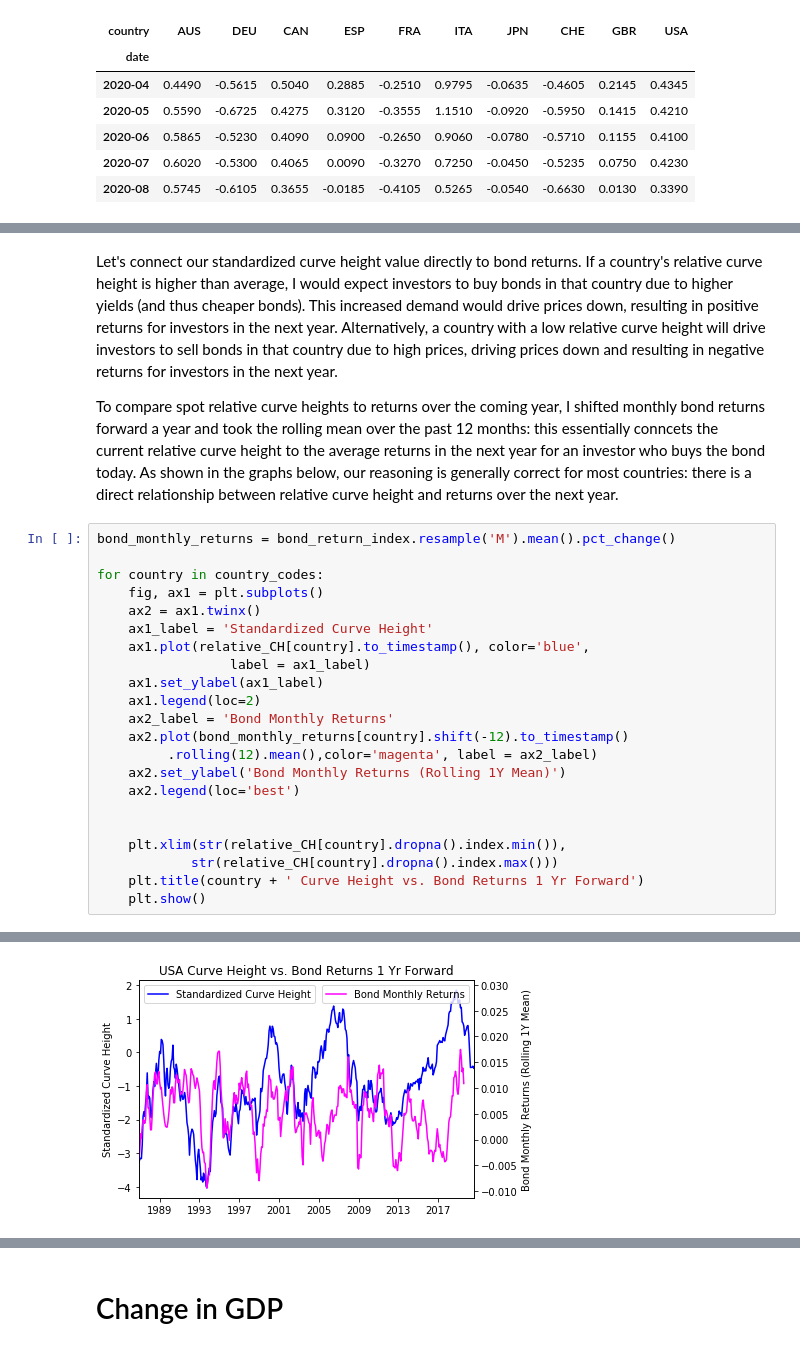
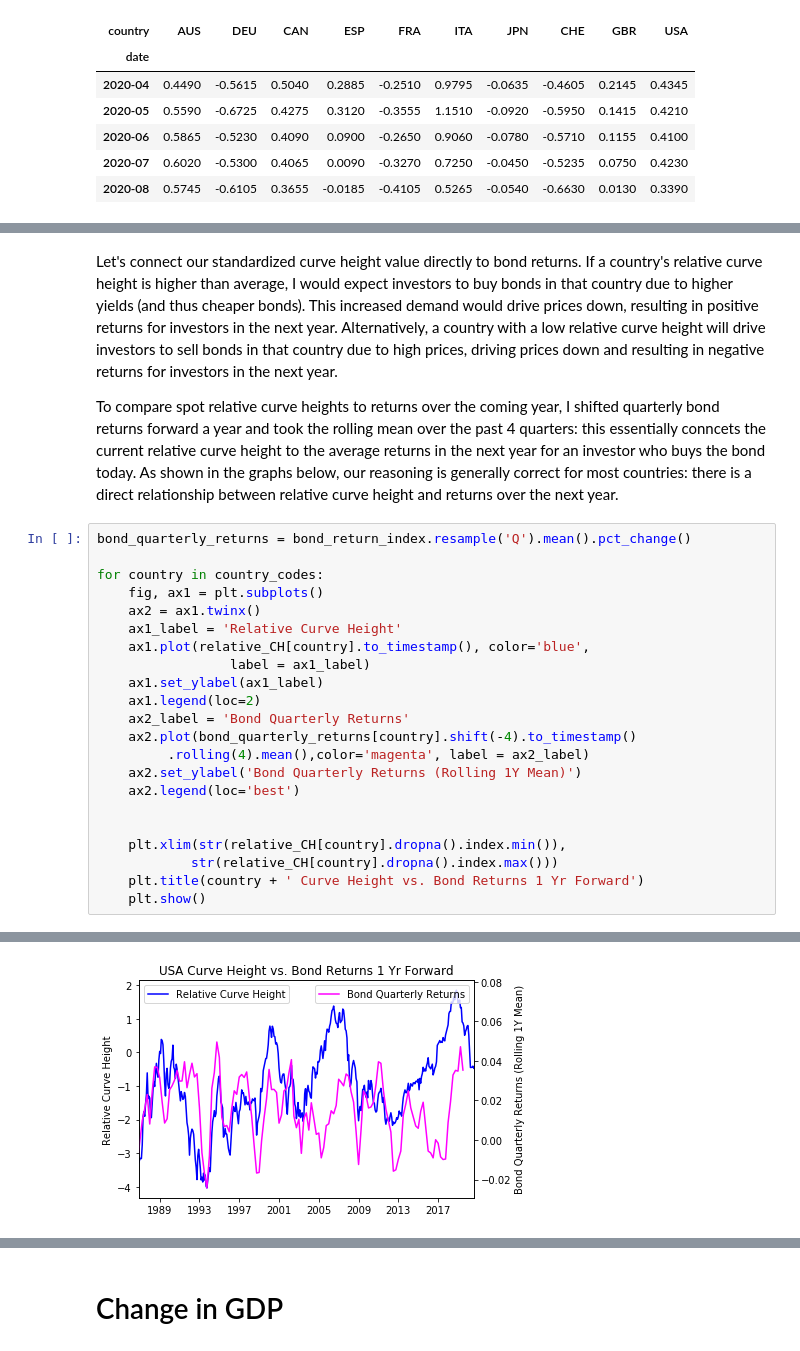
Before and after one commit to Mike-Huntress/Internship2020, a Jupyter notebook: SampleSignal/Project Indicators.ipynb, the cells around one changed output, grey strips where cells are left out. Cells and saved outputs as stored; diff of their text form.

```diff
--- a/SampleSignal/Project Indicators.ipynb
+++ b/SampleSignal/Project Indicators.ipynb
@@ -141,22 +141,22 @@ standardized_CH.tail()
 # %% [markdown]
 Let's connect our standardized curve height value directly to bond returns. If a country's relative curve height is higher than average, I would expect investors to buy bonds in that country due to higher yields (and thus cheaper bonds). This increased demand would drive prices down, resulting in positive returns for investors in the next year. Alternatively, a country with a low relative curve height will drive investors to sell bonds in that country due to high prices, driving prices down and resulting in negative returns for investors in the next year.
 
-To compare spot relative curve heights to returns over the coming year, I shifted monthly bond returns forward a year and took the rolling mean over the past 12 months: this essentially conncets the current relative curve height to the average returns in the next year for an investor who buys the bond today. As shown in the graphs below, our reasoning is generally correct for most countries: there is a direct relationship between relative curve height and returns over the next year.
+To compare spot relative curve heights to returns over the coming year, I shifted quarterly bond returns forward a year and took the rolling mean over the past 4 quarters: this essentially conncets the current relative curve height to the average returns in the next year for an investor who buys the bond today. As shown in the graphs below, our reasoning is generally correct for most countries: there is a direct relationship between relative curve height and returns over the next year.
 # %%
-bond_monthly_returns = bond_return_index.resample('M').mean().pct_change()
+bond_quarterly_returns = bond_return_index.resample('Q').mean().pct_change()
 
 for country in country_codes:
     fig, ax1 = plt.subplots()
     ax2 = ax1.twinx()
-    ax1_label = 'Standardized Curve Height'
+    ax1_label = 'Relative Curve Height'
     ax1.plot(relative_CH[country].to_timestamp(), color='blue',
                  label = ax1_label)
     ax1.set_ylabel(ax1_label)
     ax1.legend(loc=2)
-    ax2_label = 'Bond Monthly Returns'
-    ax2.plot(bond_monthly_returns[country].shift(-12).to_timestamp()
-         .rolling(12).mean(),color='magenta', label = ax2_label)
-    ax2.set_ylabel('Bond Monthly Returns (Rolling 1Y Mean)')
+    ax2_label = 'Bond Quarterly Returns'
+    ax2.plot(bond_quarterly_returns[country].shift(-4).to_timestamp()
+         .rolling(4).mean(),color='magenta', label = ax2_label)
+    ax2.set_ylabel('Bond Quarterly Returns (Rolling 1Y Mean)')
     ax2.legend(loc='best')
 
 
@@ -177 +177 @@ for country in country_codes:
-[figure, old version]
+[figure, new version]
```
Also changed, not shown: parts of 45 cells of this notebook.
